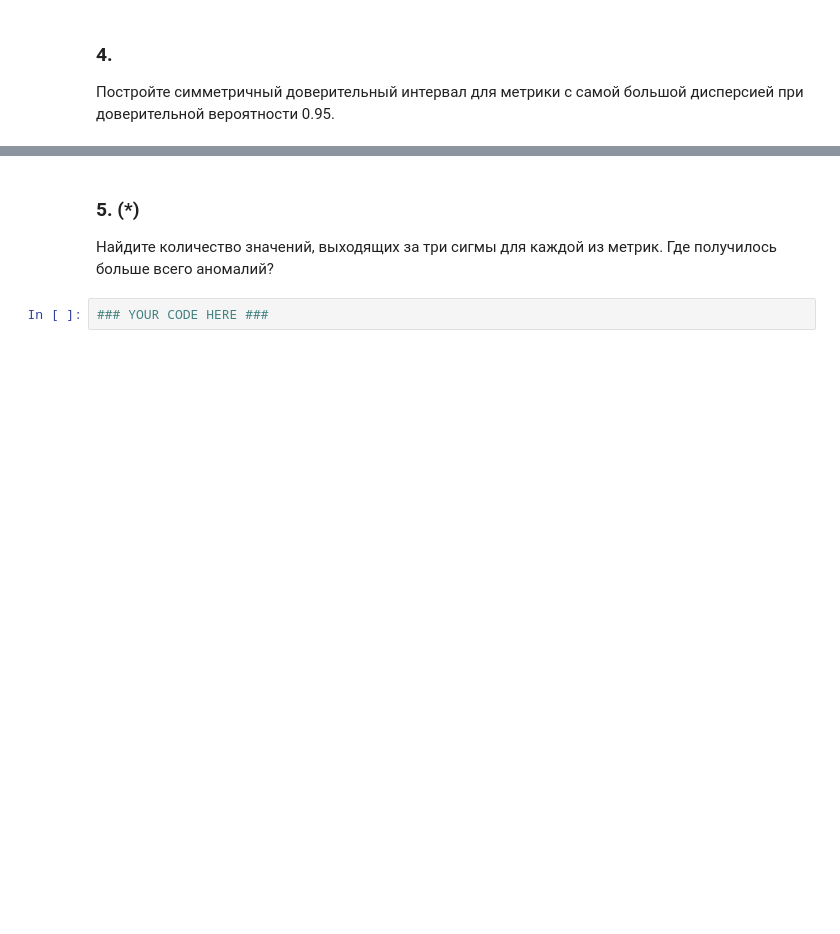
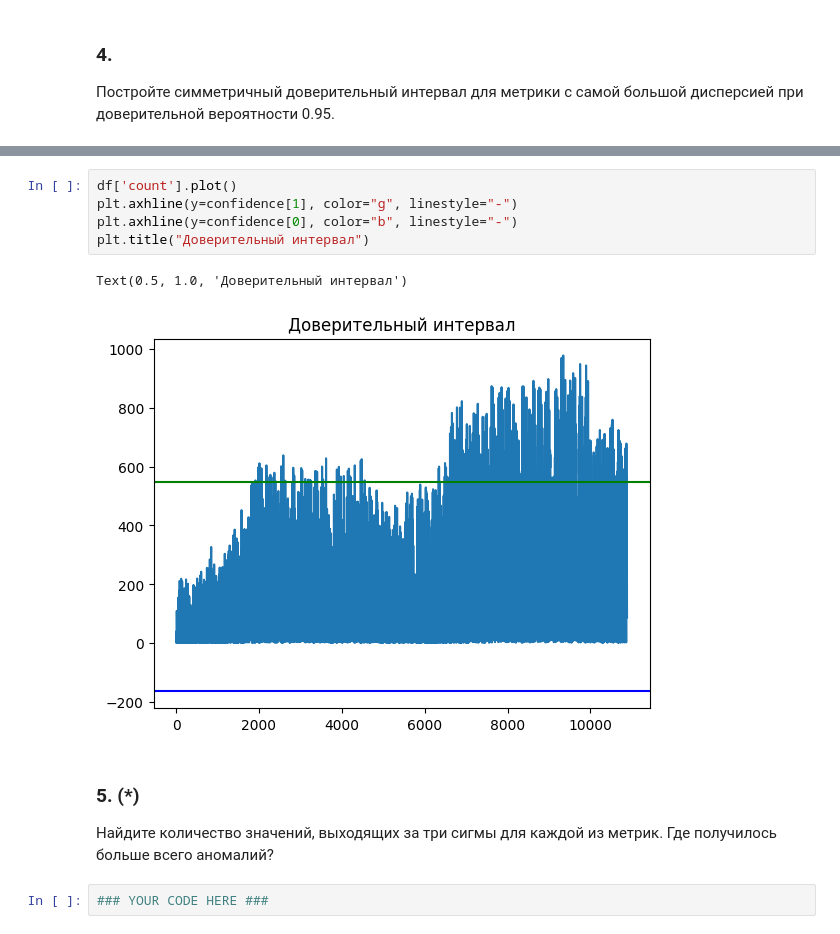
Before and after one commit to scomarae/SkillBox, a Jupyter notebook: DS_Stat_HW.ipynb, the cells around one changed output, grey strips where cells are left out. Saved outputs shown, nothing was run; the diff lists cells and outputs as text; blank space fills up the shorter version.

```diff
--- a/DS_Stat_HW.ipynb
+++ b/DS_Stat_HW.ipynb
@@ -53,3 +149,11 @@ for i, col in enumerate(df.columns):
+# %%
+df['count'].plot()
+plt.axhline(y=confidence[1], color="g", linestyle="-")
+plt.axhline(y=confidence[0], color="b", linestyle="-")
+plt.title("Доверительный интервал")
+# %% [output]
+Text(0.5, 1.0, 'Доверительный интервал')
+[figure, added]
 # %% [markdown]
 ### 5. (*)
 
```
Also changed, not shown: parts of 11 cells of this notebook.
